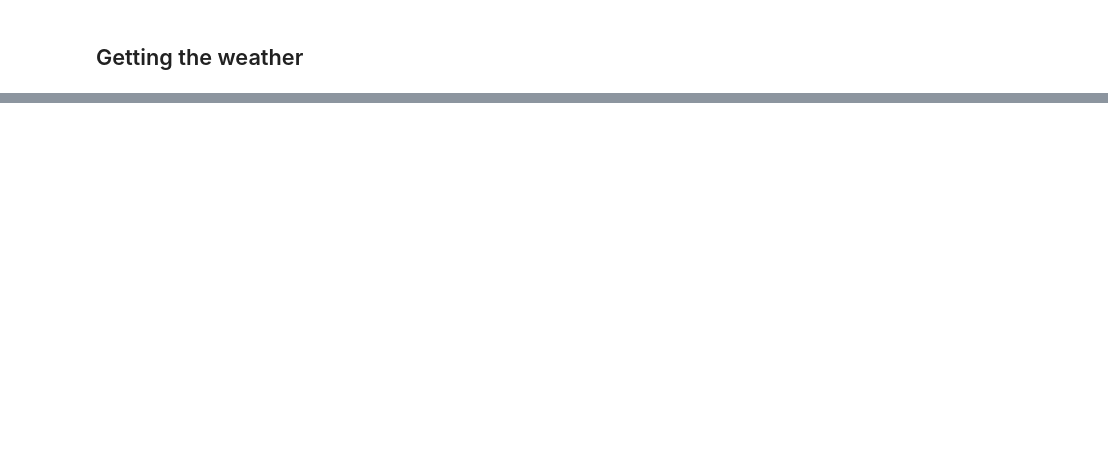
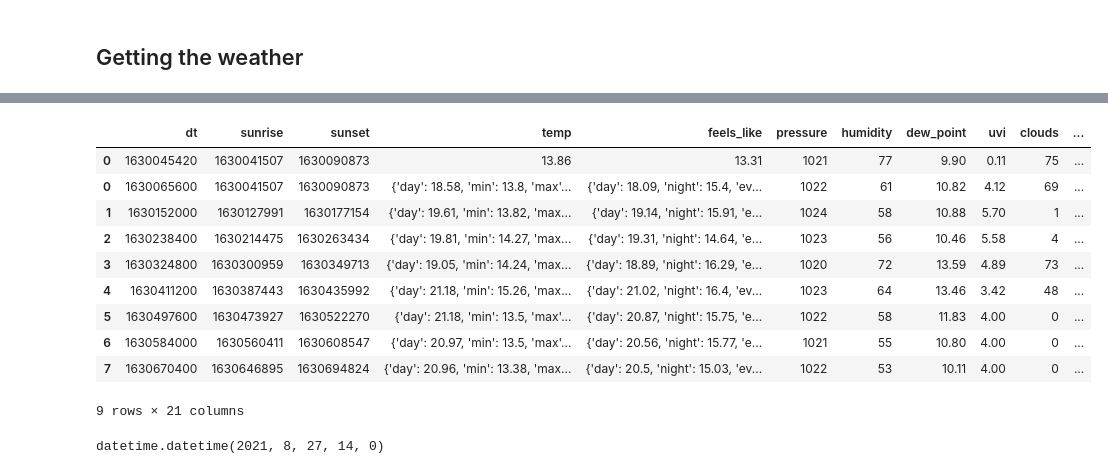
Before and after one commit to pattypooh/pez-jedha, a Jupyter notebook: 03-data-collection/projet/02-weather.ipynb, the cells around one changed output, grey strips where cells are left out. Cells and saved outputs as stored; diff of their text form; code cells hidden in the pictures; blank space fills up the shorter version.

```diff
--- a/03-data-collection/projet/02-weather.ipynb
+++ b/03-data-collection/projet/02-weather.ipynb
@@ -258,0 +247,15 @@ process.start()
+# %%
+final_df = pd.concat([current_df,forcast_df])
+final_df
+# %% [output]
+|  | dt | sunrise | sunset | temp | feels_like | pressure | humidity | dew_point | uvi | clouds | ... |
+| 0 | 1630045420 | 1630041507 | 1630090873 | 13.86 | 13.31 | 1021 | 77 | 9.90 | 0.11 | 75 | ... |
+| 0 | 1630065600 | 1630041507 | 1630090873 | {'day': 18.58, 'min': 13.8, 'max'... | {'day': 18.09, 'night': 15.4, 'ev... | 1022 | 61 | 10.82 | 4.12 | 69 | ... |
+| 1 | 1630152000 | 1630127991 | 1630177154 | {'day': 19.61, 'min': 13.82, 'max... | {'day': 19.14, 'night': 15.91, 'e... | 1024 | 58 | 10.88 | 5.70 | 1 | ... |
+| 2 | 1630238400 | 1630214475 | 1630263434 | {'day': 19.81, 'min': 14.27, 'max... | {'day': 19.31, 'night': 14.64, 'e... | 1023 | 56 | 10.46 | 5.58 | 4 | ... |
+| 3 | 1630324800 | 1630300959 | 1630349713 | {'day': 19.05, 'min': 14.24, 'max... | {'day': 18.89, 'night': 16.29, 'e... | 1020 | 72 | 13.59 | 4.89 | 73 | ... |
+| 4 | 1630411200 | 1630387443 | 1630435992 | {'day': 21.18, 'min': 15.26, 'max... | {'day': 21.02, 'night': 16.4, 'ev... | 1023 | 64 | 13.46 | 3.42 | 48 | ... |
+| 5 | 1630497600 | 1630473927 | 1630522270 | {'day': 21.18, 'min': 13.5, 'max'... | {'day': 20.87, 'night': 15.75, 'e... | 1022 | 58 | 11.83 | 4.00 | 0 | ... |
+| 6 | 1630584000 | 1630560411 | 1630608547 | {'day': 20.97, 'min': 13.5, 'max'... | {'day': 20.56, 'night': 15.77, 'e... | 1021 | 55 | 10.80 | 4.00 | 0 | ... |
+| 7 | 1630670400 | 1630646895 | 1630694824 | {'day': 20.96, 'min': 13.38, 'max... | {'day': 20.5, 'night': 15.03, 'ev... | 1022 | 53 | 10.11 | 4.00 | 0 | ... |
+9 rows × 21 columns
@@ -258,0 +264,4 @@ process.start()
+# %%
+datetime.datetime.fromtimestamp(1630065600)
+# %% [output]
+datetime.datetime(2021, 8, 27, 14, 0)
```
Also changed, not shown: parts of 57 cells of this notebook, 40 other files.
